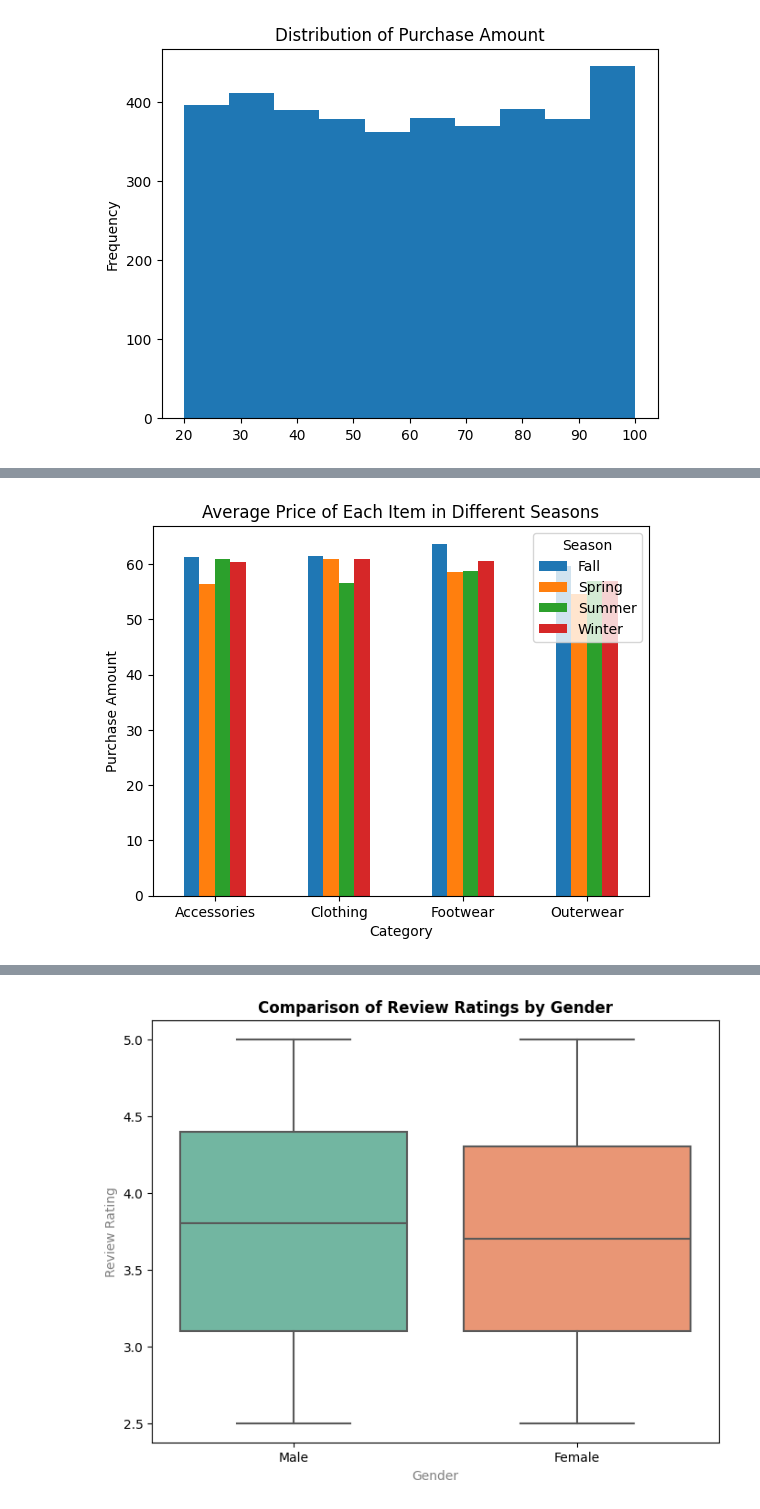
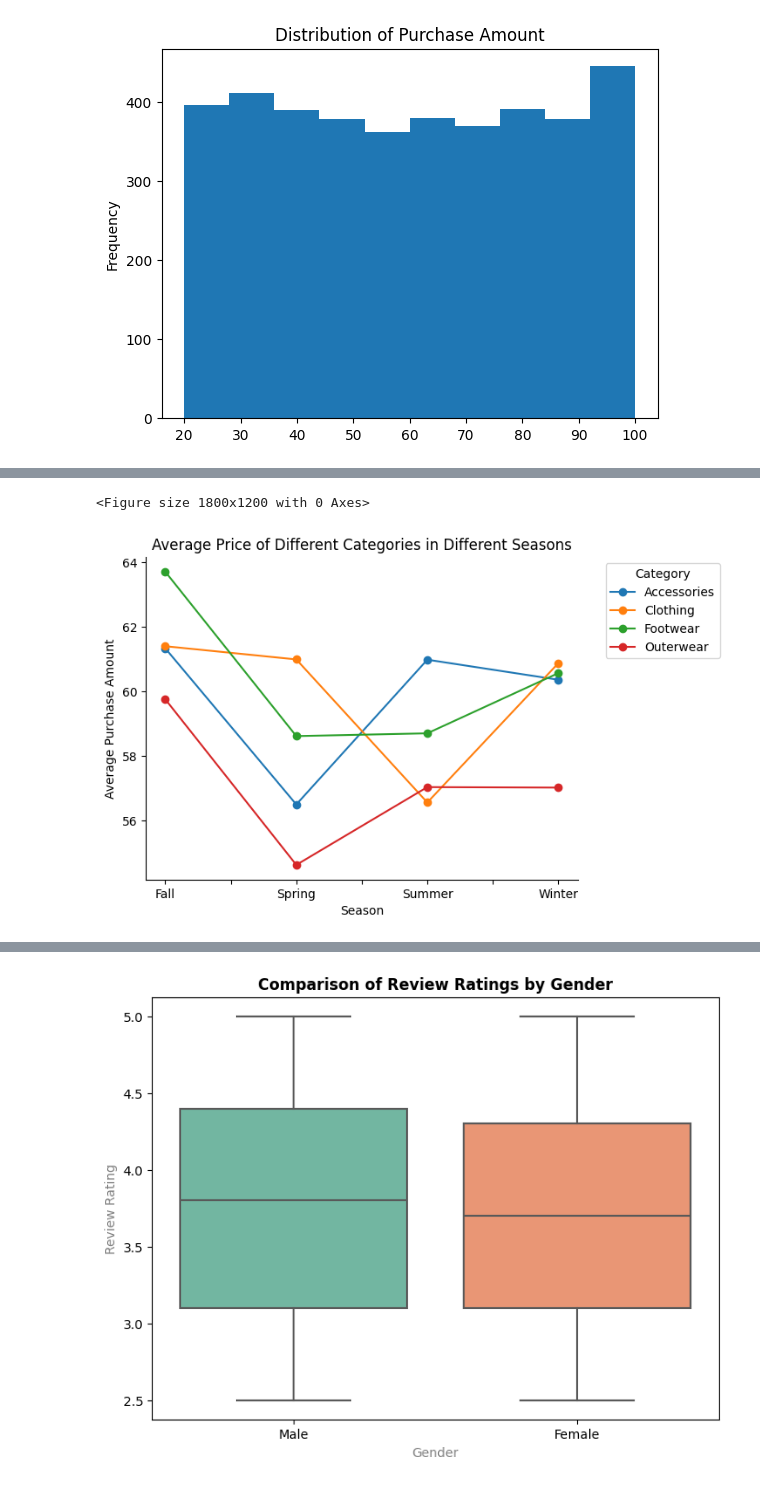
Before and after one commit to Murega14/customer_shopping_trends, a Jupyter notebook: index.ipynb, the cells around one changed output, grey strips where cells are left out. Saved outputs shown, nothing was run; the diff lists cells and outputs as text; code cells hidden in the pictures.

```diff
--- a/index.ipynb
+++ b/index.ipynb
@@ -231,17 +231,20 @@ plt.show()
 # %%
-#visualizing the average price of different categories in different seasons
-
 # Calculate the average purchase amount for each item and season
 average_purchase_amount = df.pivot_table(values='Purchase Amount (USD)', index='Category', columns='Season', aggfunc='mean')
 
-# Plot the average purchase amount for each item and season
-fig, ax = plt.subplots()
-ax.set_title('Average Price of Each Item in Different Seasons')
-ax.set_xlabel('Item')
-ax.set_ylabel('Purchase Amount')
-average_purchase_amount.plot(kind='bar', ax=ax)
+# Plot the average purchase amount for each item and season as a line plot
+plt.figure(figsize=(18, 12))
+ax = average_purchase_amount.T.plot(kind='line', marker='o', linestyle='-')
+ax.set_title('Average Price of Different Categories in Different Seasons')
+ax.spines['right'].set_visible(False)
+ax.spines['top'].set_visible(False)
+ax.set_xlabel('Season')
+ax.set_ylabel('Average Purchase Amount')
+
+plt.legend(title='Category', bbox_to_anchor=(1.05, 1), loc='upper left')
 plt.xticks(rotation=0)
 plt.show()
 # %% [output]
+<Figure size 1800x1200 with 0 Axes>
-[figure, old version]
+[figure, new version]
 # %%
```
Also changed, not shown: parts of 7 cells of this notebook.
